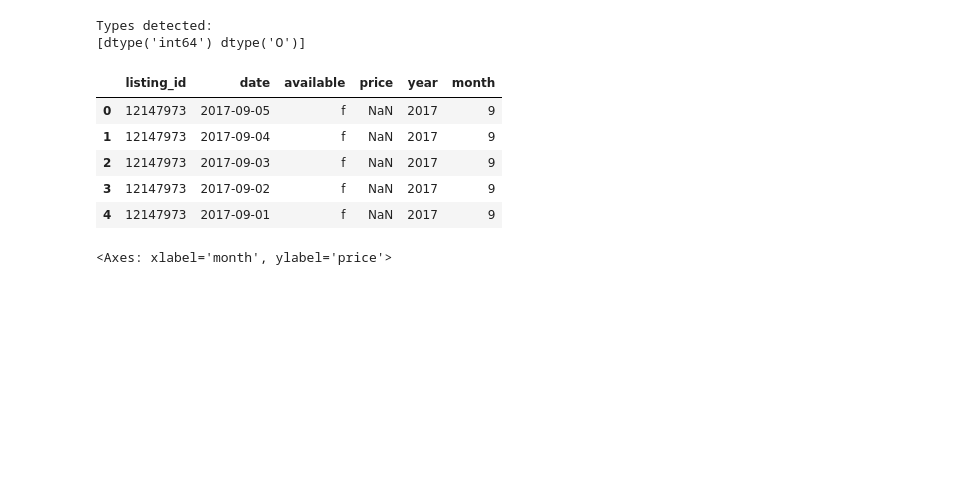
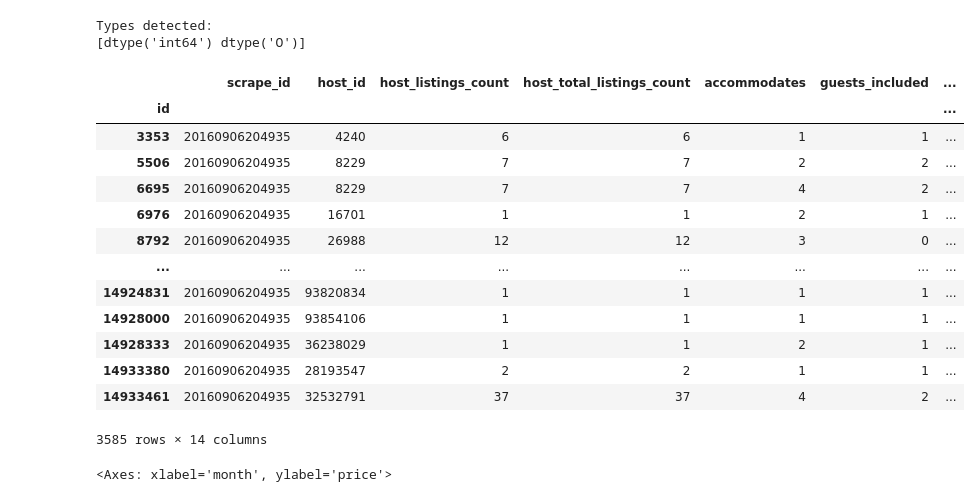
Before and after one commit to justinclarkhome/UdacityDataScienceProject1, a Jupyter notebook: Project1.ipynb, the cells around one changed output. Drawn from its saved outputs; the diff is of its cells as text; code cells hidden in the pictures; blank space fills up the shorter version.

Commit message:
fixed column type parser

```diff
--- a/Project1.ipynb
+++ b/Project1.ipynb
@@ -7,7 +7,7 @@ def get_columns_and_types(df):
     print('Types detected:')
     print(df.dtypes.unique())
     return {
-        'int': [i for i in df.dtypes if type in [int, np.int64]],
-        'float': [i for i in df.dtypes if type in [float, np.float64]],
-        'object': [i for i in df.dtypes if type == 'object'],
+        'int': [label for label, dtype in df.dtypes.items() if dtype in [int, np.int64]],
+        'float': [label for label, dtype in df.dtypes.items() if dtype in [int, np.float64]],
+        'object': [label for label, dtype in df.dtypes.items() if dtype in ['O', 'object']],
     }
@@ -33,6 +43,23 @@ boston_review_col_types = get_columns_and_types(boston_reviews)
 # %% [output]
 Types detected:
 [dtype('int64') dtype('O')]
+# %%
+boston_listings[boston_listing_col_types['int']].sort_index()
+# %% [output]
+|  | scrape_id | host_id | host_listings_count | host_total_listings_count | accommodates | guests_included | ... |
+| id |  |  |  |  |  |  | ... |
+| 3353 | 20160906204935 | 4240 | 6 | 6 | 1 | 1 | ... |
+| 5506 | 20160906204935 | 8229 | 7 | 7 | 2 | 2 | ... |
+| 6695 | 20160906204935 | 8229 | 7 | 7 | 4 | 2 | ... |
+| 6976 | 20160906204935 | 16701 | 1 | 1 | 2 | 1 | ... |
+| 8792 | 20160906204935 | 26988 | 12 | 12 | 3 | 0 | ... |
+| ... | ... | ... | ... | ... | ... | ... | ... |
+| 14924831 | 20160906204935 | 93820834 | 1 | 1 | 1 | 1 | ... |
+| 14928000 | 20160906204935 | 93854106 | 1 | 1 | 1 | 1 | ... |
+| 14928333 | 20160906204935 | 36238029 | 1 | 1 | 2 | 1 | ... |
+| 14933380 | 20160906204935 | 28193547 | 2 | 2 | 1 | 1 | ... |
+| 14933461 | 20160906204935 | 32532791 | 37 | 37 | 4 | 2 | ... |
+3585 rows × 14 columns
 # %%
 # convert price column to a float, assuming format of $#.#
 boston_calendar.price = [float(i.replace('$', '').replace(',', '')) if type(i) is str else i for i in boston_calendar.price]
@@ -43,15 +70,6 @@ boston_calendar.date = [pd.Timestamp(i) if type(i) is str else i for i in boston
 # add a month, year columns for seasonality analysis
 boston_calendar['month'] = [i.month for i in boston_calendar.date]
 boston_calendar['year'] = [i.year for i in boston_calendar.date]
-# %%
-boston_calendar.head()
-# %% [output]
-|  | listing_id | date | available | price | year | month |
-| 0 | 12147973 | 2017-09-05 | f | NaN | 2017 | 9 |
-| 1 | 12147973 | 2017-09-04 | f | NaN | 2017 | 9 |
-| 2 | 12147973 | 2017-09-03 | f | NaN | 2017 | 9 |
-| 3 | 12147973 | 2017-09-02 | f | NaN | 2017 | 9 |
-| 4 | 12147973 | 2017-09-01 | f | NaN | 2017 | 9 |
 # %%
 sns.boxplot(
     data=boston_calendar.dropna(),
```
Also changed, not shown: parts of 2 cells of this notebook, 1 other file.
